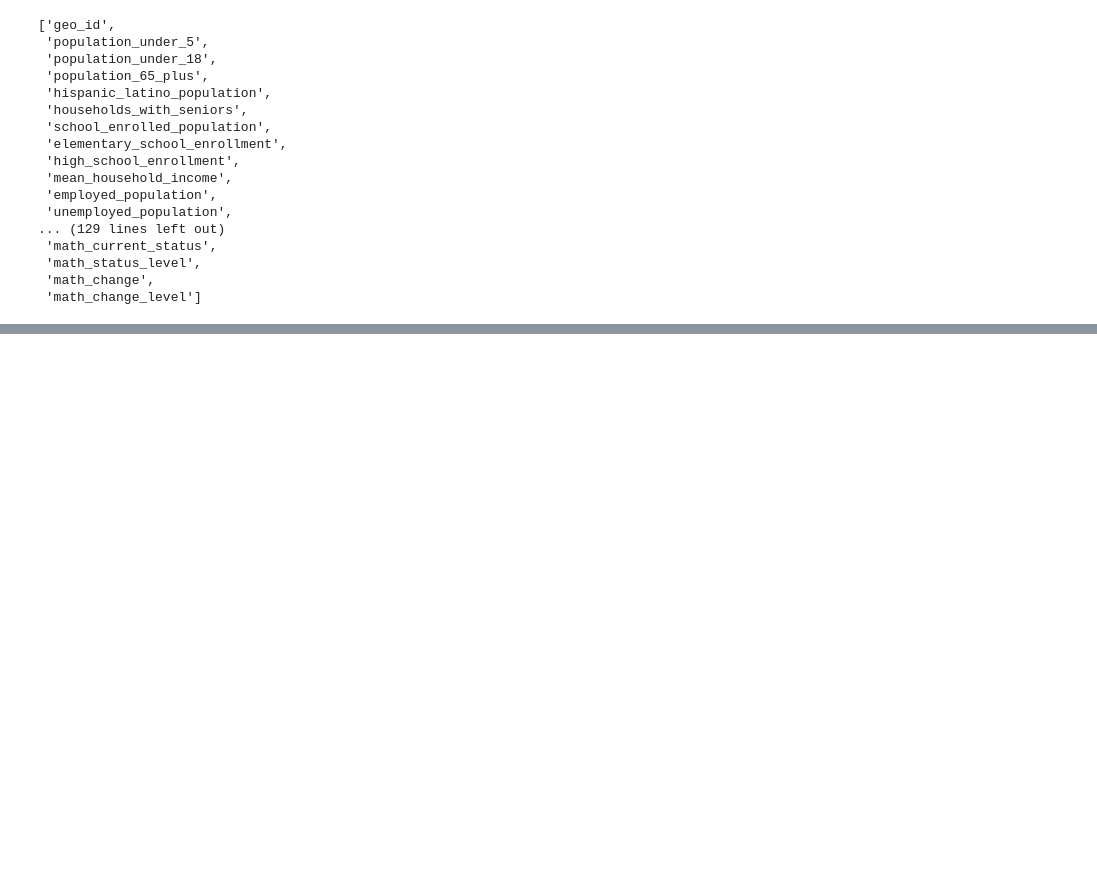
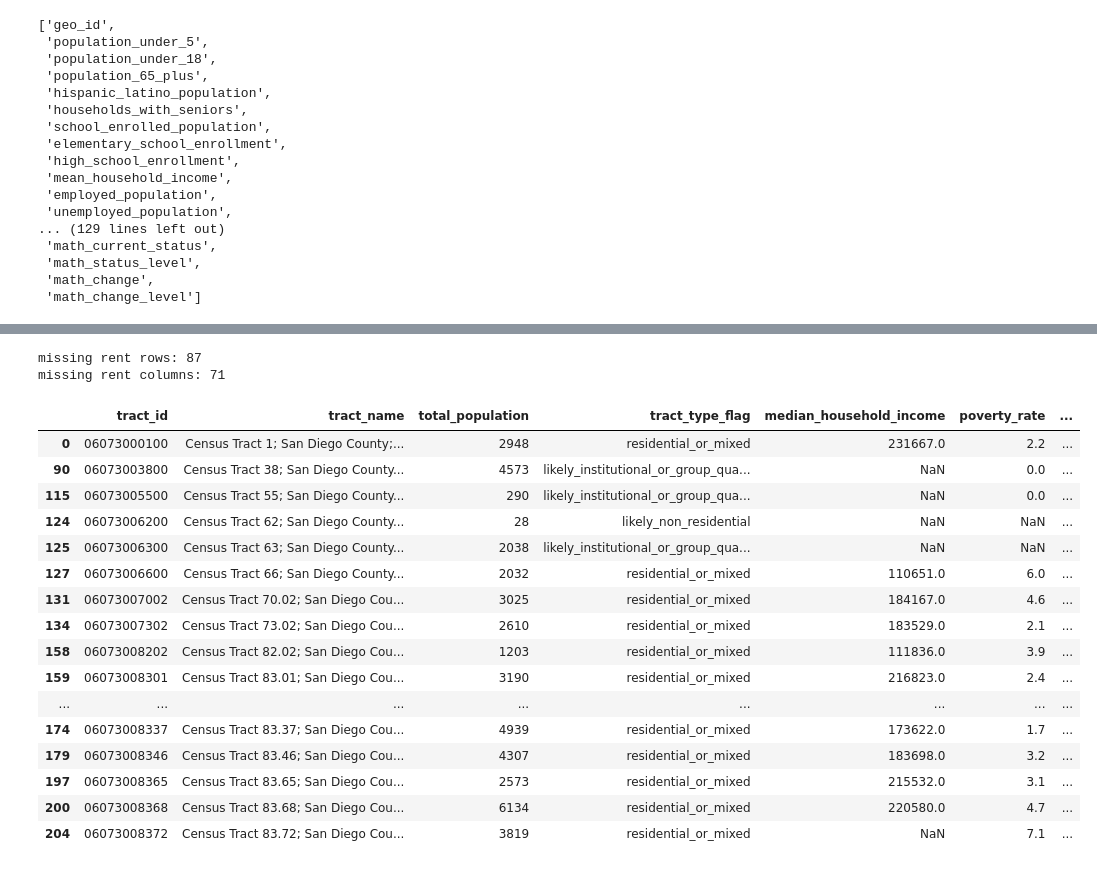
Before and after one commit to coco-martinez/san-diego-neighborhood-opportunity, a Jupyter notebook: notebooks/06_data_wrangling_final_merge.ipynb, the cells around one changed output, grey strips where cells are left out. Saved outputs shown, nothing was run; the diff lists cells and outputs as text; code cells hidden in the pictures; blank space fills up the shorter version.

```diff
--- a/notebooks/06_data_wrangling_final_merge.ipynb
+++ b/notebooks/06_data_wrangling_final_merge.ipynb
@@ -565,0 +700,43 @@ Renaming: Some of the column names were unclear, so I renamed them to something
+# %%
+# creating a dataframe of tracts missing median rent
+missing_rent = master_final[master_final['median_gross_rent'].isna()].copy()
+
+print(f'missing rent rows: {missing_rent.shape[0]}')
+print(f'missing rent columns: {missing_rent.shape[1]}')
+# %% [output]
+missing rent rows: 87
+missing rent columns: 71
+# %%
+# previewing tracts missing median rent
+missing_rent[
+    [
+        'tract_id',
+        'tract_name',
+        'total_population',
+        'tract_type_flag',
+        'median_household_income',
+        'poverty_rate',
+        'renter_rate',
+        'vacancy_rate',
+        'safety_score',
+        'transit_stop_density'
+    ]
+].head(25)
+# %% [output]
+|  | tract_id | tract_name | total_population | tract_type_flag | median_household_income | poverty_rate | ... |
+| 0 | 06073000100 | Census Tract 1; San Diego County;... | 2948 | residential_or_mixed | 231667.0 | 2.2 | ... |
+| 90 | 06073003800 | Census Tract 38; San Diego County... | 4573 | likely_institutional_or_group_qua... | NaN | 0.0 | ... |
+| 115 | 06073005500 | Census Tract 55; San Diego County... | 290 | likely_institutional_or_group_qua... | NaN | 0.0 | ... |
+| 124 | 06073006200 | Census Tract 62; San Diego County... | 28 | likely_non_residential | NaN | NaN | ... |
+| 125 | 06073006300 | Census Tract 63; San Diego County... | 2038 | likely_institutional_or_group_qua... | NaN | NaN | ... |
+| 127 | 06073006600 | Census Tract 66; San Diego County... | 2032 | residential_or_mixed | 110651.0 | 6.0 | ... |
+| 131 | 06073007002 | Census Tract 70.02; San Diego Cou... | 3025 | residential_or_mixed | 184167.0 | 4.6 | ... |
+| 134 | 06073007302 | Census Tract 73.02; San Diego Cou... | 2610 | residential_or_mixed | 183529.0 | 2.1 | ... |
+| 158 | 06073008202 | Census Tract 82.02; San Diego Cou... | 1203 | residential_or_mixed | 111836.0 | 3.9 | ... |
+| 159 | 06073008301 | Census Tract 83.01; San Diego Cou... | 3190 | residential_or_mixed | 216823.0 | 2.4 | ... |
+| ... | ... | ... | ... | ... | ... | ... | ... |
+| 174 | 06073008337 | Census Tract 83.37; San Diego Cou... | 4939 | residential_or_mixed | 173622.0 | 1.7 | ... |
+| 179 | 06073008346 | Census Tract 83.46; San Diego Cou... | 4307 | residential_or_mixed | 183698.0 | 3.2 | ... |
+| 197 | 06073008365 | Census Tract 83.65; San Diego Cou... | 2573 | residential_or_mixed | 215532.0 | 3.1 | ... |
+| 200 | 06073008368 | Census Tract 83.68; San Diego Cou... | 6134 | residential_or_mixed | 220580.0 | 4.7 | ... |
+| 204 | 06073008372 | Census Tract 83.72; San Diego Cou... | 3819 | residential_or_mixed | NaN | 7.1 | ... |
```
Also changed, not shown: parts of 38 cells of this notebook, 1 other file.
